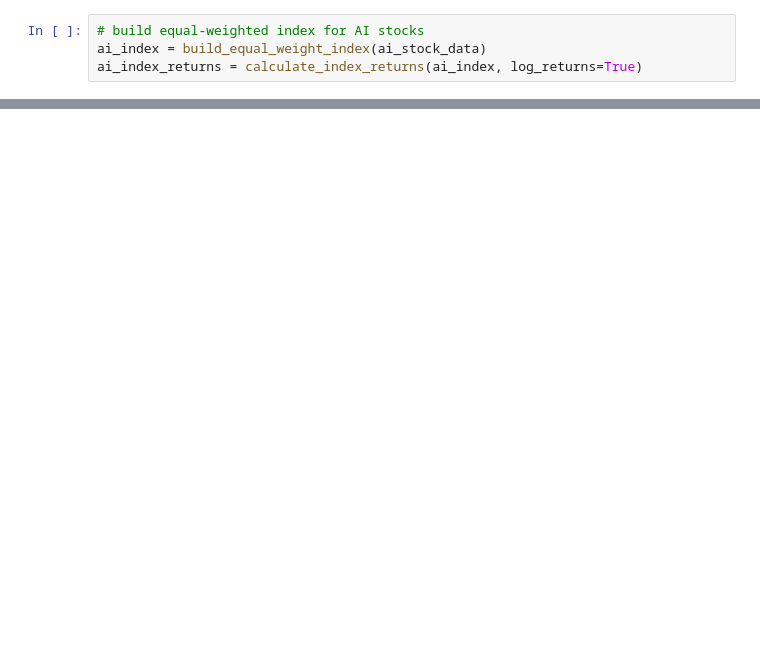
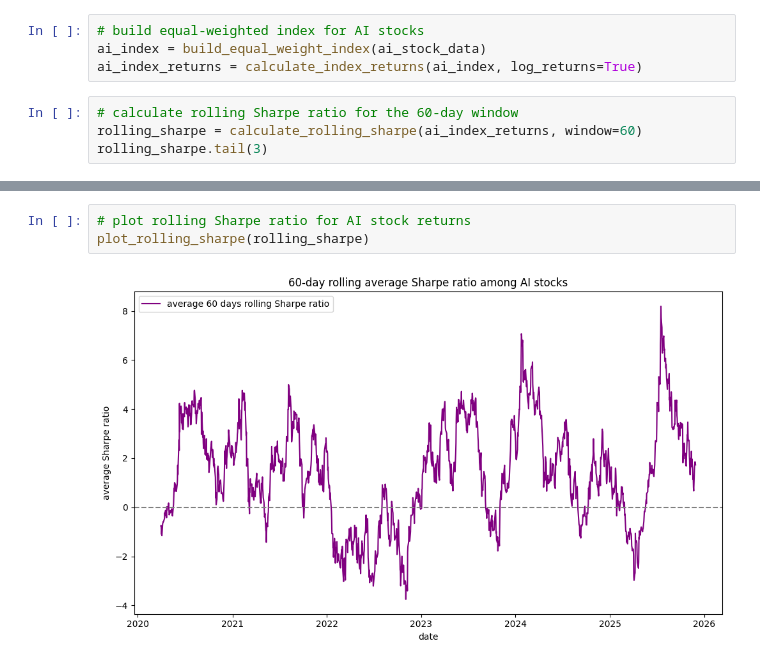
Before and after one commit to akbargafurov/ai-bubble, a Jupyter notebook: presentation/ai_bubble_analysis.ipynb, the cells around one changed output, grey strips where cells are left out. Drawn from its saved outputs; the diff is of its cells as text; blank space fills up the shorter version.

```diff
--- a/presentation/ai_bubble_analysis.ipynb
+++ b/presentation/ai_bubble_analysis.ipynb
@@ -88,3 +129,7 @@ rolling_vol.tail(3)
 # build equal-weighted index for AI stocks
 ai_index = build_equal_weight_index(ai_stock_data)
 ai_index_returns = calculate_index_returns(ai_index, log_returns=True)
+# %%
+# calculate rolling Sharpe ratio for the 60-day window
+rolling_sharpe = calculate_rolling_sharpe(ai_index_returns, window=60)
+rolling_sharpe.tail(3)
@@ -103,0 +195,5 @@ for ticker in benchmark_tickers:
+# %%
+# plot rolling Sharpe ratio for AI stock returns
+plot_rolling_sharpe(rolling_sharpe)
+# %% [output]
+[figure, added]
```
Also changed, not shown: parts of 28 cells of this notebook.
